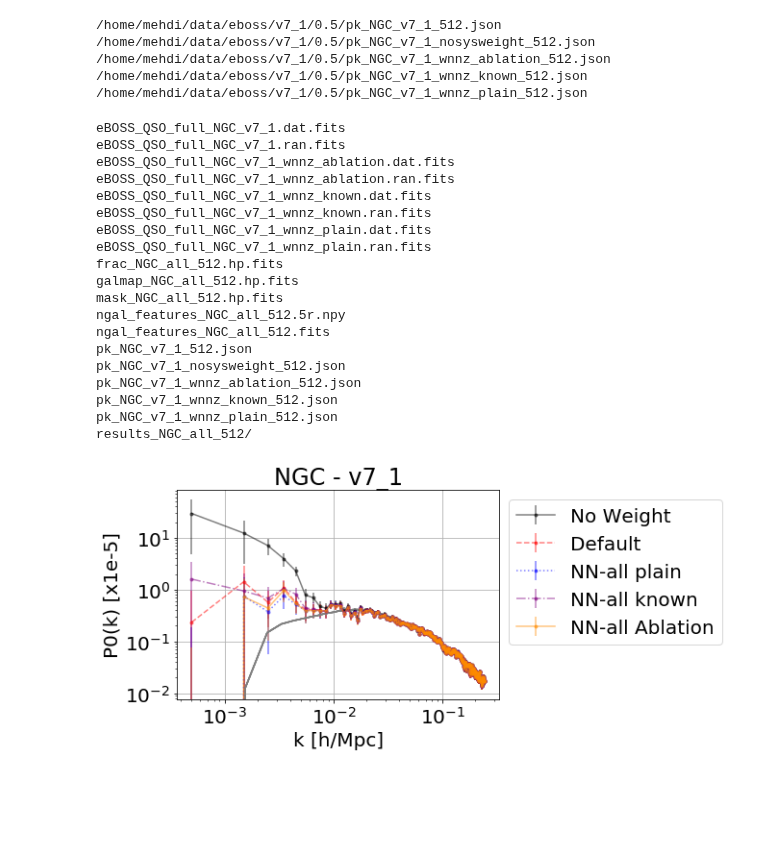
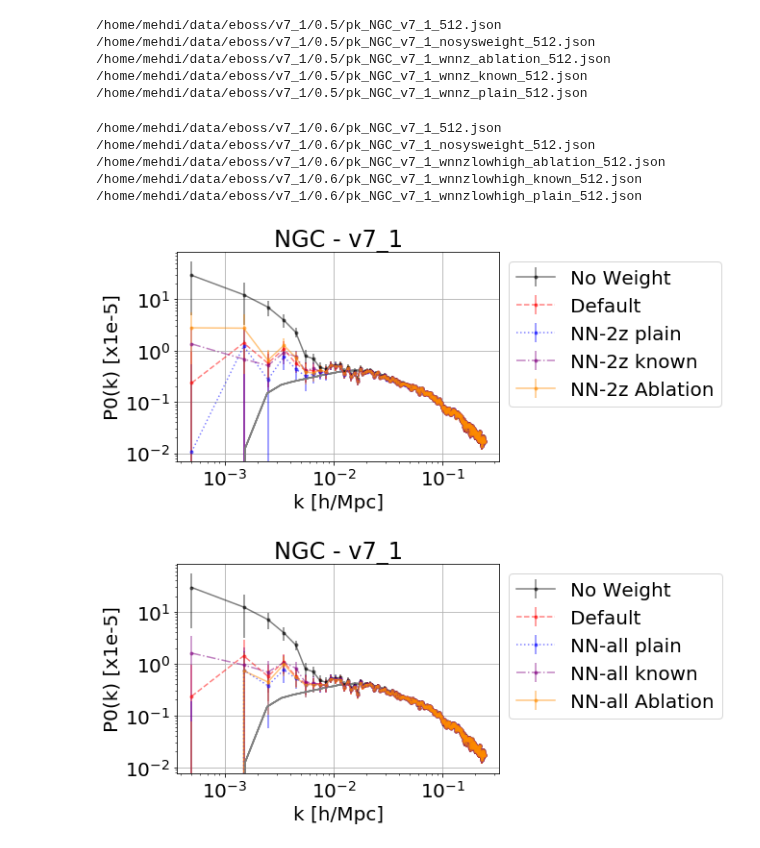
Before and after one commit to mehdirezaie/eboss, a Jupyter notebook: v7_1_256.ipynb, the cells around one changed output. Drawn from its saved outputs; the diff is of its cells as text; code cells hidden in the pictures; blank space fills up the shorter version.

Commit message:
plot v6

```diff
--- a/v7_1_256.ipynb
+++ b/v7_1_256.ipynb
@@ -35,27 +35,42 @@ ls /home/mehdi/data/eboss/v7_1/0.5/pk*
 /home/mehdi/data/eboss/v7_1/0.5/pk_NGC_v7_1_wnnz_known_512.json
 /home/mehdi/data/eboss/v7_1/0.5/pk_NGC_v7_1_wnnz_plain_512.json
 # %%
-ls /home/mehdi/data/eboss/v7_1/0.5
+!ls /home/mehdi/data/eboss/v7_1/0.6/pk*
 # %% [output]
-eBOSS_QSO_full_NGC_v7_1.dat.fits
-eBOSS_QSO_full_NGC_v7_1.ran.fits
-eBOSS_QSO_full_NGC_v7_1_wnnz_ablation.dat.fits
-eBOSS_QSO_full_NGC_v7_1_wnnz_ablation.ran.fits
-eBOSS_QSO_full_NGC_v7_1_wnnz_known.dat.fits
-eBOSS_QSO_full_NGC_v7_1_wnnz_known.ran.fits
-eBOSS_QSO_full_NGC_v7_1_wnnz_plain.dat.fits
-eBOSS_QSO_full_NGC_v7_1_wnnz_plain.ran.fits
-frac_NGC_all_512.hp.fits
-galmap_NGC_all_512.hp.fits
-mask_NGC_all_512.hp.fits
-ngal_features_NGC_all_512.5r.npy
-ngal_features_NGC_all_512.fits
-pk_NGC_v7_1_512.json
-pk_NGC_v7_1_nosysweight_512.json
-pk_NGC_v7_1_wnnz_ablation_512.json
-pk_NGC_v7_1_wnnz_known_512.json
-pk_NGC_v7_1_wnnz_plain_512.json
-results_NGC_all_512/
+/home/mehdi/data/eboss/v7_1/0.6/pk_NGC_v7_1_512.json
+/home/mehdi/data/eboss/v7_1/0.6/pk_NGC_v7_1_nosysweight_512.json
+/home/mehdi/data/eboss/v7_1/0.6/pk_NGC_v7_1_wnnzlowhigh_ablation_512.json
+/home/mehdi/data/eboss/v7_1/0.6/pk_NGC_v7_1_wnnzlowhigh_known_512.json
+/home/mehdi/data/eboss/v7_1/0.6/pk_NGC_v7_1_wnnzlowhigh_plain_512.json
+# %%
+path  = '/home/mehdi/data/eboss/v7_1/0.6/'
+pkout = lambda hemi, branch : 'pk_'+hemi+'_'+branch+'_512.json'
+
+hemi  = 'NGC'
+ttl   = ['No Weight', 'Default', 'NN-2z plain', 'NN-2z known', 'NN-2z Ablation']
+mk    = ['.', '.', '.', '.', '.']
+c     = ['k', 'r', 'b', 'purple', 'darkorange']
+ls    = 2*['-', '--', ':', '-.']
+
+for i,branch in enumerate(['v7_1_nosysweight', 'v7_1', 'v7_1_wnnzlowhigh_plain','v7_1_wnnzlowhigh_known', 'v7_1_wnnzlowhigh_ablation']):
+    pk_i = nb.ConvolvedFFTPower.load(path + pkout(hemi, branch))
+    err = 1.e-5*pk_i.poles['power_0'].real/(0.5*pk_i.poles['modes'])**0.5
+    plt.errorbar(pk_i.poles.coords['k'], 1.e-5*(pk_i.poles['power_0'].real-pk_i.attrs['shotnoise']),
+                yerr=err,label=ttl[i], ls=ls[i], c=c[i], marker=mk[i], alpha=0.5)
+    Pkmock = np.loadtxt('/home/mehdi/data/eboss/v5/Power_Spectrum_DR16QSO_'+hemi+'_av.txt', usecols=(0, 1))
+    plt.plot(Pkmock[:, 0], 1.e-5*Pkmock[:, 1], c='grey')
+
+# plt.ylim(-0.5, 2.)
+plt.yscale('log')
+plt.legend(bbox_to_anchor=(1.,1.))
+plt.xscale('log')
+plt.ylabel('P0(k) [x1e-5]')
+plt.title('NGC - v7_1')
+plt.xlabel('k [h/Mpc]')
+plt.grid()
+plt.savefig('kpkv7_1_2z.png', dpi=300, bbox_inches='tight')
+# %% [output]
+[figure, added]
 # %%
 path  = '/home/mehdi/data/eboss/v7_1/0.5/'
 pkout = lambda hemi, branch : 'pk_'+hemi+'_'+branch+'_512.json'
```
